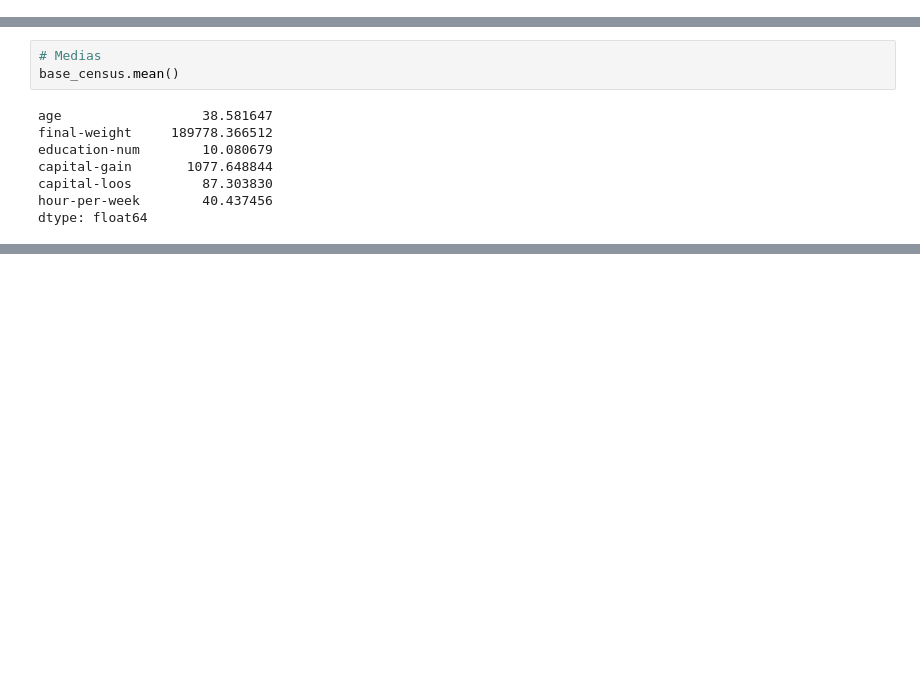
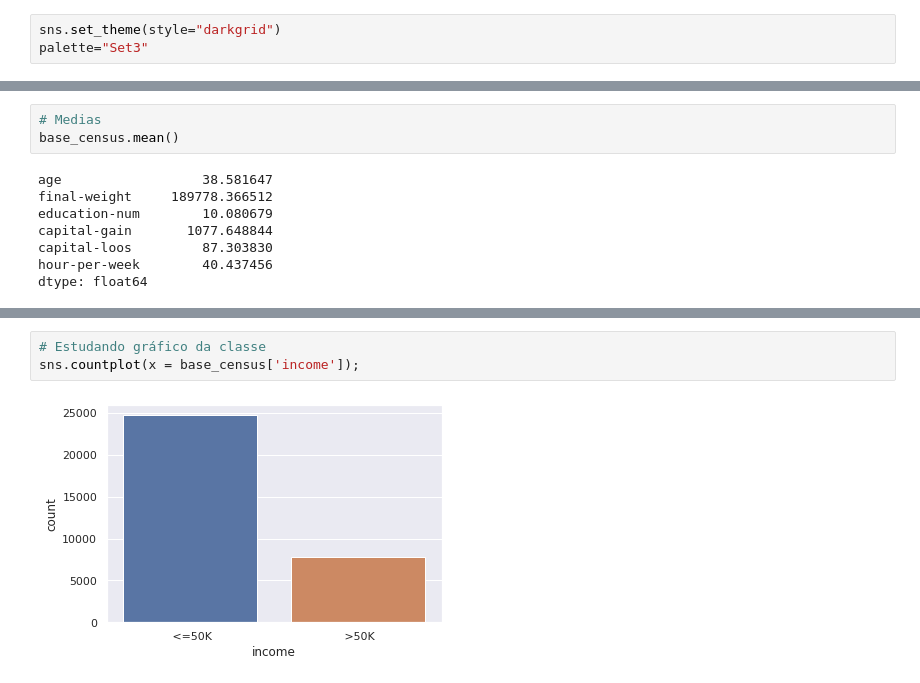
Before and after one commit to LeandroMartins0/base_census, a Jupyter notebook: Base_Census.ipynb, the cells around one changed output, grey strips where cells are left out. Saved outputs shown, nothing was run; the diff lists cells and outputs as text; blank space fills up the shorter version.

```diff
--- a/Base_Census.ipynb
+++ b/Base_Census.ipynb
@@ -10,6 +12,9 @@ import numpy as np
 import seaborn as sns
 import matplotlib.pyplot as plt
 import plotly.express as px
+# %%
+sns.set_theme(style="darkgrid")
+palette="Set3"
 # %%
 from google.colab import drive
 drive.mount('/content/drive')
@@ -43,0 +100,5 @@ dtype: float64
+# %%
+# Estudando gráfico da classe
+sns.countplot(x = base_census['income']);
+# %% [output]
+[figure, added]
```
Also changed, not shown: parts of 13 cells of this notebook.
